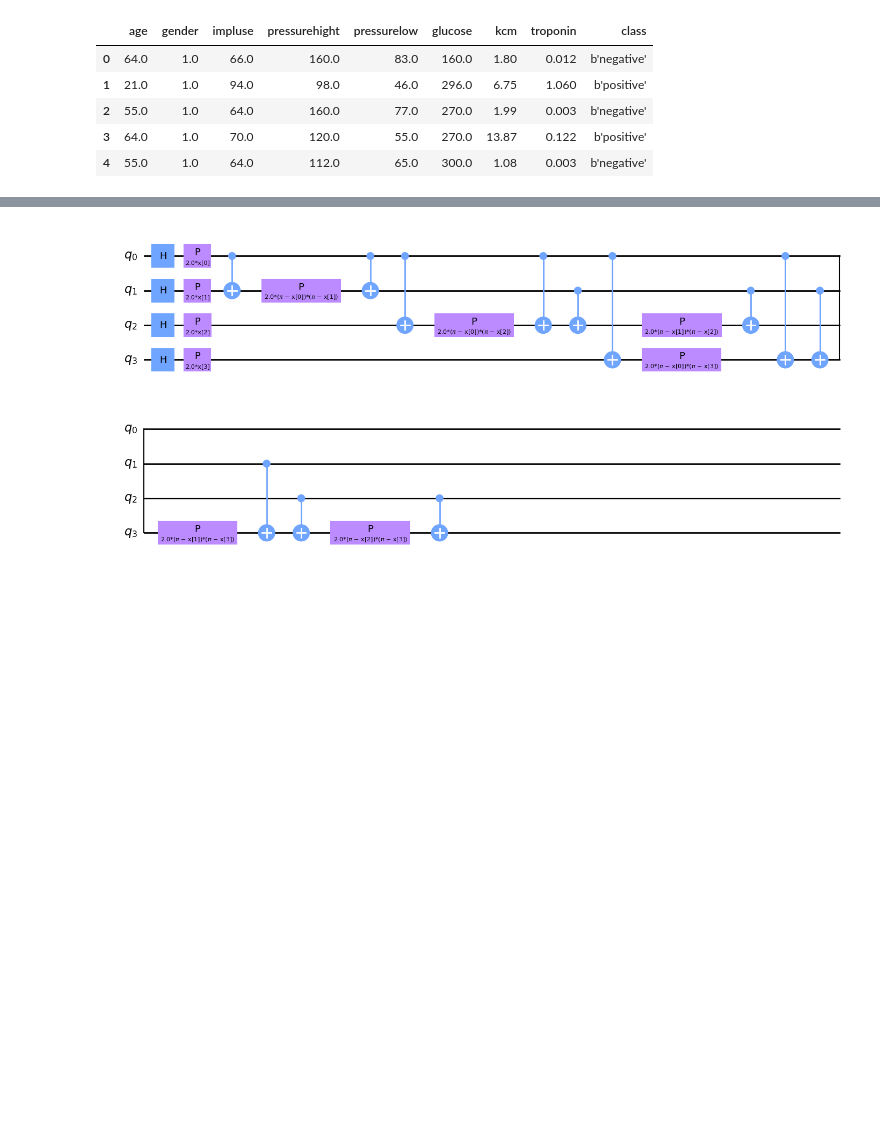
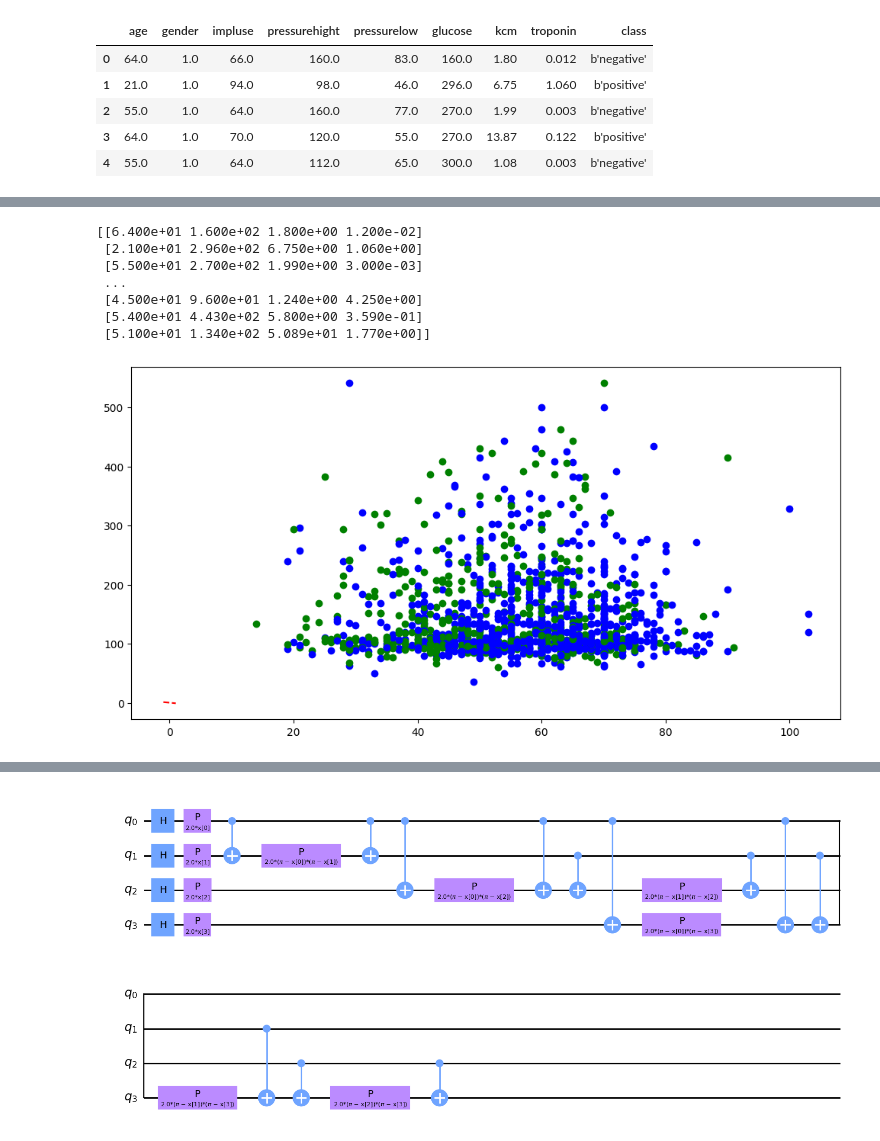
Before and after one commit to CharleneLimKH/Quantum_Computing, a Jupyter notebook: QuantumNN.ipynb, the cells around one changed output, grey strips where cells are left out. Drawn from its saved outputs; the diff is of its cells as text; code cells hidden in the pictures; blank space fills up the shorter version.

```diff
--- a/QuantumNN.ipynb
+++ b/QuantumNN.ipynb
@@ -92,0 +167,24 @@ print(X_2)
+# %%
+num_inputs = 4
+num_samples = 1319
+qc_X = X_2.to_numpy()
+print(qc_X)
+qc_y = y
+
+# plot positive and negative using matplotlib function
+for x, y_target in zip(qc_X, qc_y):
+    if y_target == 1:
+        plt.plot(x[0], x[1], 'bo') #positive
+    else:
+        plt.plot(x[0], x[1], 'go') #negative
+plt.plot([-1, 1], [1, -1], '--', color = "red")
+plt.show()
+# %% [output]
+[[6.400e+01 1.600e+02 1.800e+00 1.200e-02]
+ [2.100e+01 2.960e+02 6.750e+00 1.060e+00]
+ [5.500e+01 2.700e+02 1.990e+00 3.000e-03]
+ ...
+ [4.500e+01 9.600e+01 1.240e+00 4.250e+00]
+ [5.400e+01 4.430e+02 5.800e+00 3.590e-01]
+ [5.100e+01 1.340e+02 5.089e+01 1.770e+00]]
+[figure, added]
```
Also changed, not shown: parts of 30 cells of this notebook, 8 other files.
